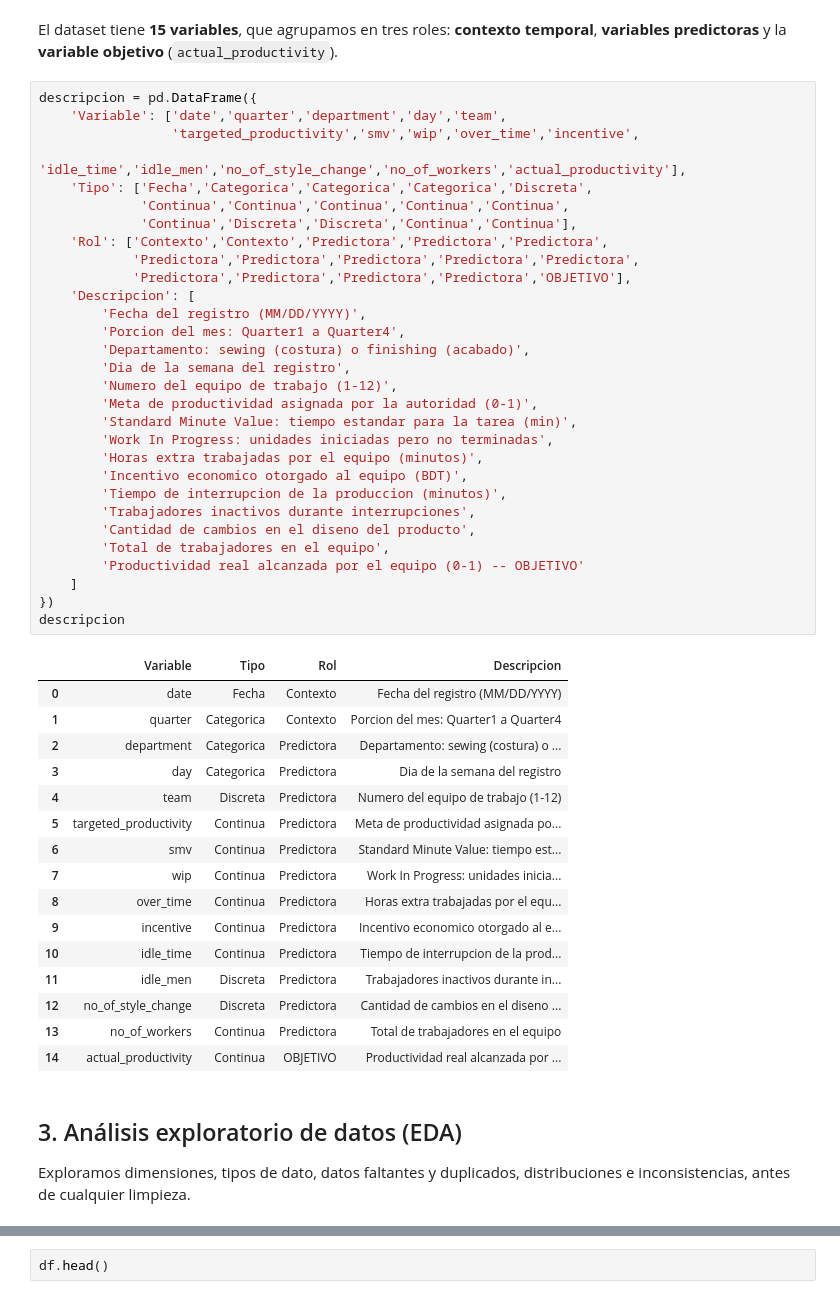
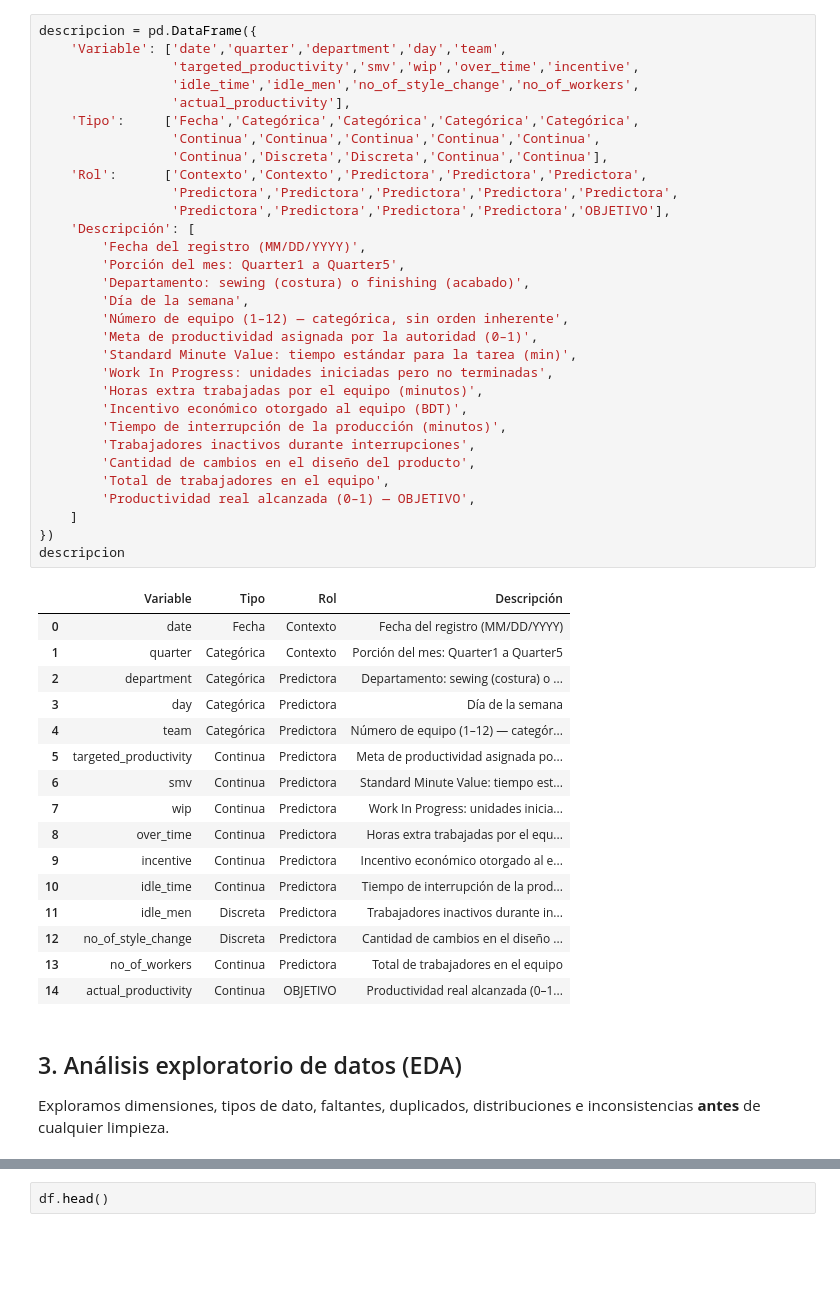
Before and after one commit to FacundoSansalone/Analisis-de-datos, a Jupyter notebook: entrega_final/Proyecto_Final.ipynb, the cells around one changed output, grey strips where cells are left out. Cells and saved outputs as stored; diff of their text form; blank space fills up the shorter version.

```diff
--- a/entrega_final/Proyecto_Final.ipynb
+++ b/entrega_final/Proyecto_Final.ipynb
@@ -72,57 +72,55 @@ Dataset cargado.
 Dimensiones: 1207 filas x 15 columnas
-# %% [markdown]
-El dataset tiene **15 variables**, que agrupamos en tres roles: **contexto temporal**,
-**variables predictoras** y la **variable objetivo** (`actual_productivity`).
 # %%
 descripcion = pd.DataFrame({
     'Variable': ['date','quarter','department','day','team',
                  'targeted_productivity','smv','wip','over_time','incentive',
-                 'idle_time','idle_men','no_of_style_change','no_of_workers','actual_productivity'],
-    'Tipo': ['Fecha','Categorica','Categorica','Categorica','Discreta',
-             'Continua','Continua','Continua','Continua','Continua',
-             'Continua','Discreta','Discreta','Continua','Continua'],
-    'Rol': ['Contexto','Contexto','Predictora','Predictora','Predictora',
-            'Predictora','Predictora','Predictora','Predictora','Predictora',
-            'Predictora','Predictora','Predictora','Predictora','OBJETIVO'],
-    'Descripcion': [
+                 'idle_time','idle_men','no_of_style_change','no_of_workers',
+                 'actual_productivity'],
+    'Tipo':     ['Fecha','Categórica','Categórica','Categórica','Categórica',
+                 'Continua','Continua','Continua','Continua','Continua',
+                 'Continua','Discreta','Discreta','Continua','Continua'],
+    'Rol':      ['Contexto','Contexto','Predictora','Predictora','Predictora',
+                 'Predictora','Predictora','Predictora','Predictora','Predictora',
+                 'Predictora','Predictora','Predictora','Predictora','OBJETIVO'],
+    'Descripción': [
         'Fecha del registro (MM/DD/YYYY)',
-        'Porcion del mes: Quarter1 a Quarter4',
+        'Porción del mes: Quarter1 a Quarter5',
         'Departamento: sewing (costura) o finishing (acabado)',
-        'Dia de la semana del registro',
-        'Numero del equipo de trabajo (1-12)',
-        'Meta de productividad asignada por la autoridad (0-1)',
-        'Standard Minute Value: tiempo estandar para la tarea (min)',
+        'Día de la semana',
+        'Número de equipo (1–12) — categórica, sin orden inherente',
+        'Meta de productividad asignada por la autoridad (0–1)',
+        'Standard Minute Value: tiempo estándar para la tarea (min)',
         'Work In Progress: unidades iniciadas pero no terminadas',
         'Horas extra trabajadas por el equipo (minutos)',
-        'Incentivo economico otorgado al equipo (BDT)',
-        'Tiempo de interrupcion de la produccion (minutos)',
+        'Incentivo económico otorgado al equipo (BDT)',
+        'Tiempo de interrupción de la producción (minutos)',
         'Trabajadores inactivos durante interrupciones',
-        'Cantidad de cambios en el diseno del producto',
+        'Cantidad de cambios en el diseño del producto',
         'Total de trabajadores en el equipo',
-        'Productividad real alcanzada por el equipo (0-1) -- OBJETIVO'
+        'Productividad real alcanzada (0–1) — OBJETIVO',
     ]
 })
 descripcion
 # %% [output]
-|  | Variable | Tipo | Rol | Descripcion |
+|  | Variable | Tipo | Rol | Descripción |
 | 0 | date | Fecha | Contexto | Fecha del registro (MM/DD/YYYY) |
-| 1 | quarter | Categorica | Contexto | Porcion del mes: Quarter1 a Quarter4 |
-| 2 | department | Categorica | Predictora | Departamento: sewing (costura) o ... |
-| 3 | day | Categorica | Predictora | Dia de la semana del registro |
-| 4 | team | Discreta | Predictora | Numero del equipo de trabajo (1-12) |
+| 1 | quarter | Categórica | Contexto | Porción del mes: Quarter1 a Quarter5 |
+| 2 | department | Categórica | Predictora | Departamento: sewing (costura) o ... |
+| 3 | day | Categórica | Predictora | Día de la semana |
+| 4 | team | Categórica | Predictora | Número de equipo (1–12) — categór... |
 | 5 | targeted_productivity | Continua | Predictora | Meta de productividad asignada po... |
 | 6 | smv | Continua | Predictora | Standard Minute Value: tiempo est... |
 | 7 | wip | Continua | Predictora | Work In Progress: unidades inicia... |
 | 8 | over_time | Continua | Predictora | Horas extra trabajadas por el equ... |
-| 9 | incentive | Continua | Predictora | Incentivo economico otorgado al e... |
-| 10 | idle_time | Continua | Predictora | Tiempo de interrupcion de la prod... |
+| 9 | incentive | Continua | Predictora | Incentivo económico otorgado al e... |
+| 10 | idle_time | Continua | Predictora | Tiempo de interrupción de la prod... |
 | 11 | idle_men | Discreta | Predictora | Trabajadores inactivos durante in... |
-| 12 | no_of_style_change | Discreta | Predictora | Cantidad de cambios en el diseno ... |
+| 12 | no_of_style_change | Discreta | Predictora | Cantidad de cambios en el diseño ... |
 | 13 | no_of_workers | Continua | Predictora | Total de trabajadores en el equipo |
-| 14 | actual_productivity | Continua | OBJETIVO | Productividad real alcanzada por ... |
+| 14 | actual_productivity | Continua | OBJETIVO | Productividad real alcanzada (0–1... |
 # %% [markdown]
 <a id="3"></a>
 ## 3. Análisis exploratorio de datos (EDA)
 
-Exploramos dimensiones, tipos de dato, datos faltantes y duplicados, distribuciones e
-inconsistencias, antes de cualquier limpieza.
+Exploramos dimensiones, tipos de dato, faltantes, duplicados, distribuciones e
+inconsistencias **antes** de cualquier limpieza.
```
Also changed, not shown: parts of 124 cells of this notebook, 3 other files.
